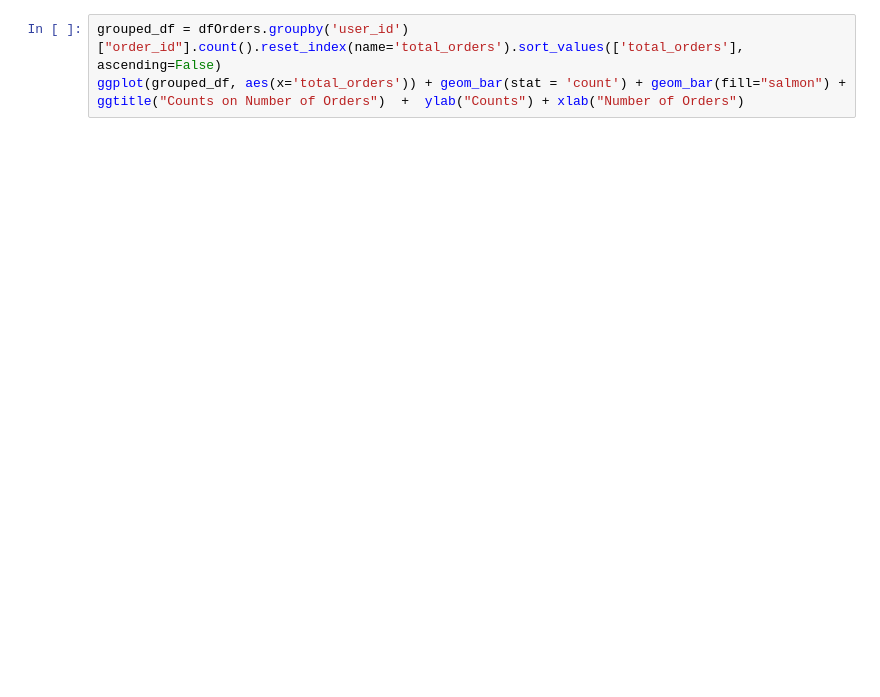
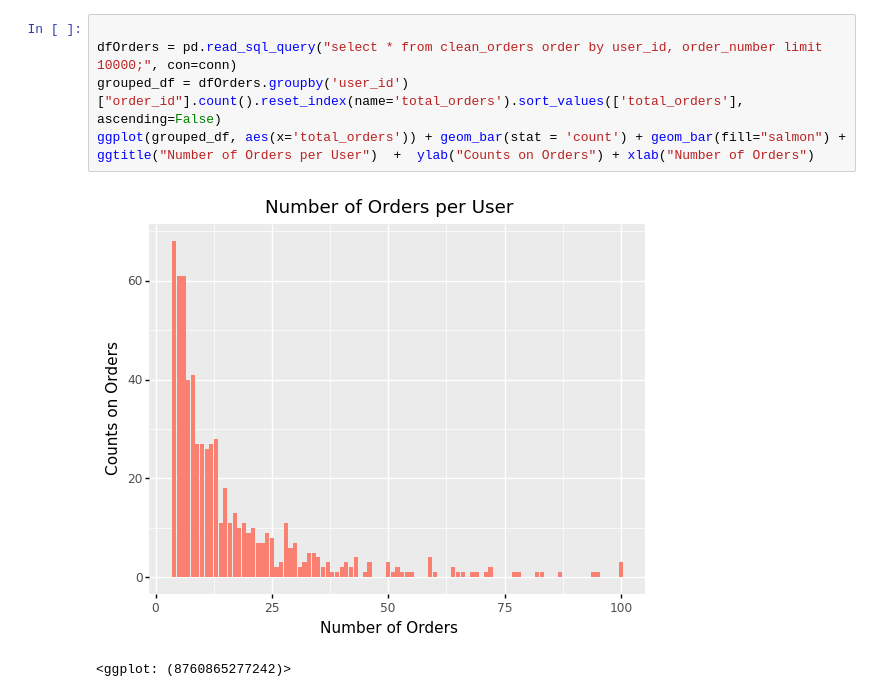
Before and after one commit to kt-chan/dbt-airflow-docker, a Jupyter notebook: jupyter/InstacartDemo.ipynb, the cells around one changed output. Drawn from its saved outputs; the diff is of its cells as text; blank space fills up the shorter version.

```diff
--- a/jupyter/InstacartDemo.ipynb
+++ b/jupyter/InstacartDemo.ipynb
@@ -45,4 +76,9 @@ dfOrdersProducts
 # %%
+
+dfOrders = pd.read_sql_query("select * from clean_orders order by user_id, order_number limit 10000;", con=conn)
 grouped_df = dfOrders.groupby('user_id')["order_id"].count().reset_index(name='total_orders').sort_values(['total_orders'], ascending=False)
-ggplot(grouped_df, aes(x='total_orders')) + geom_bar(stat = 'count') + geom_bar(fill="salmon") + ggtitle("Counts on Number of Orders")  +  ylab("Counts") + xlab("Number of Orders")
+ggplot(grouped_df, aes(x='total_orders')) + geom_bar(stat = 'count') + geom_bar(fill="salmon") + ggtitle("Number of Orders per User")  +  ylab("Counts on Orders") + xlab("Number of Orders")
+# %% [output]
+[figure, added]
+<ggplot: (8760865277242)>
 # %%
```
Also changed, not shown: parts of 11 cells of this notebook, 1 other file.
